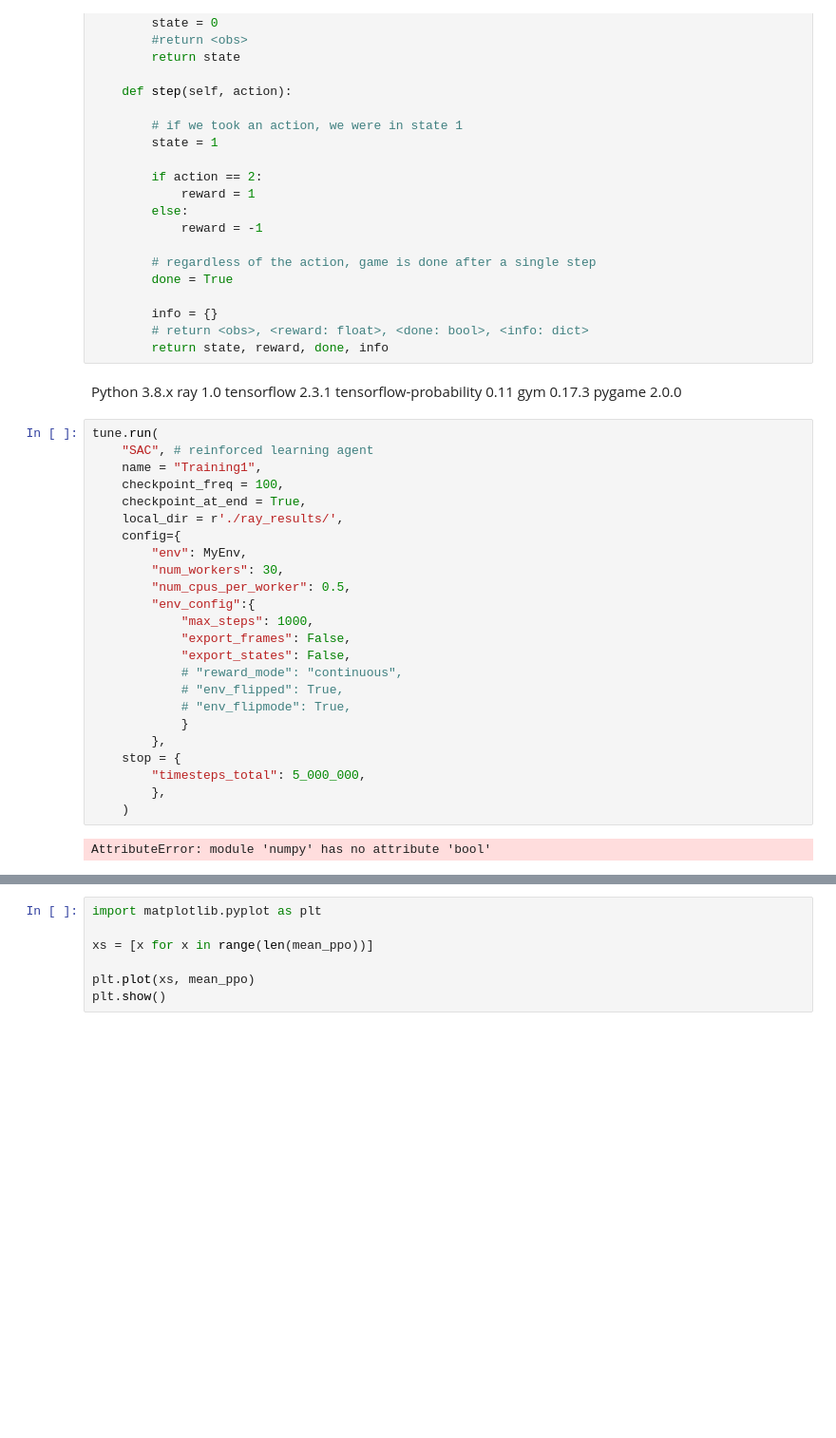
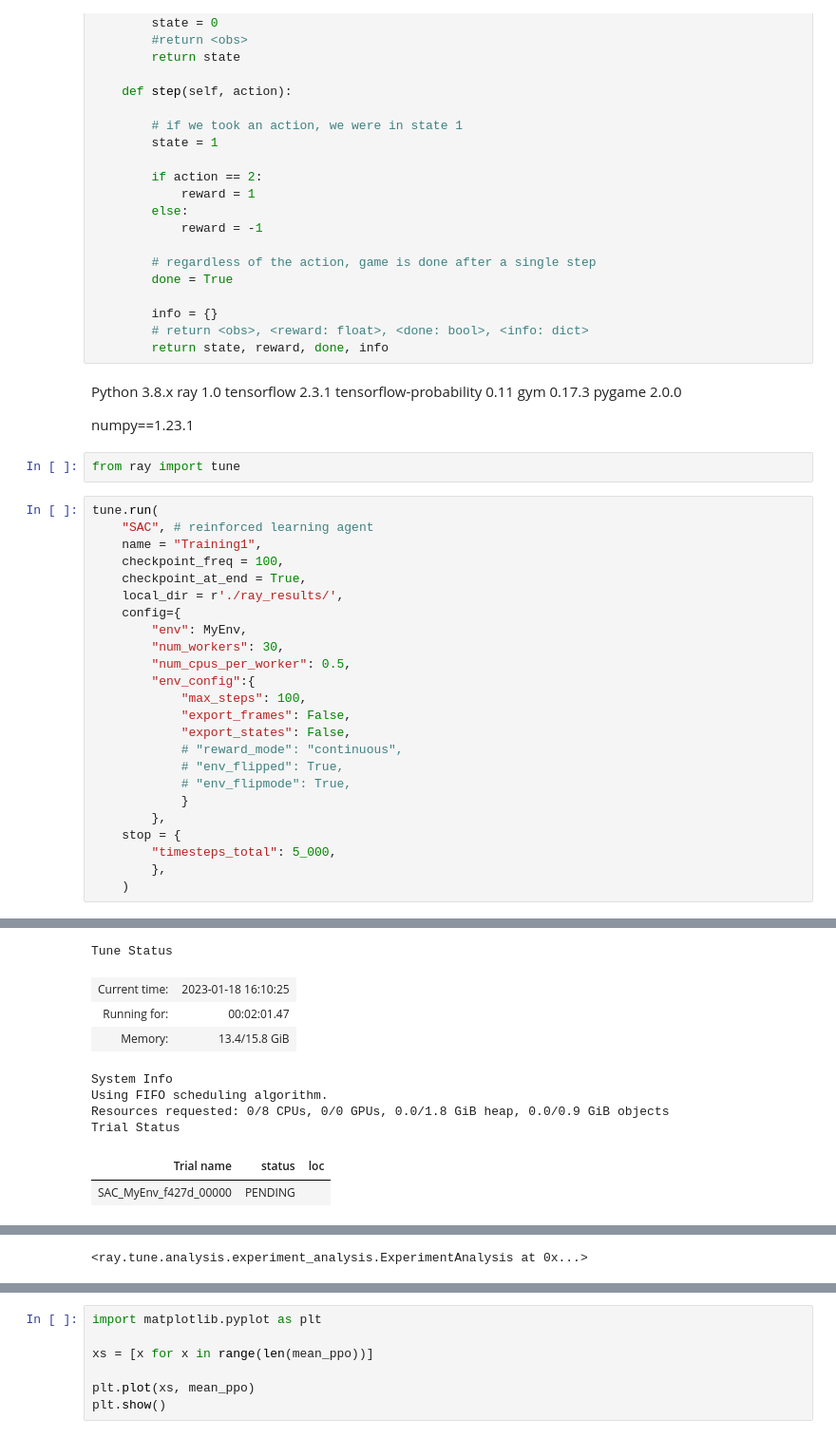
Before and after one commit to ruslanmv/How-to-create-custom-Reinforcement-Learning-environment, a Jupyter notebook: custom_game/gym-basic/2-RL-Enviroment.ipynb, the cells around one changed output, grey strips where cells are left out. Shown at 95% size. Cells and saved outputs as stored; diff of their text form; blank space fills up the shorter version.

```diff
--- a/custom_game/gym-basic/2-RL-Enviroment.ipynb
+++ b/custom_game/gym-basic/2-RL-Enviroment.ipynb
@@ -41,36 +41,39 @@ class MyEnv(gym.Env):
         info = {}
         # return <obs>, <reward: float>, <done: bool>, <info: dict>
         return state, reward, done, info
-# %% [markdown]
-Python 3.8.x
-ray 1.0
-tensorflow 2.3.1
-tensorflow-probability 0.11
-gym 0.17.3
-pygame 2.0.0
-# %%
-tune.run(
-    "SAC", # reinforced learning agent
-    name = "Training1",
-    checkpoint_freq = 100,
-    checkpoint_at_end = True,
-    local_dir = r'./ray_results/',
-    config={
-        "env": MyEnv,
-        "num_workers": 30,
-        "num_cpus_per_worker": 0.5,
-        "env_config":{
-            "max_steps": 1000,
-            "export_frames": False,
-            "export_states": False,
-            # "reward_mode": "continuous",
-            # "env_flipped": True,
-            # "env_flipmode": True,
-            }
-        },
-    stop = {
-        "timesteps_total": 5_000_000,
-        },
-    )
-# %% [output]
-AttributeError: module 'numpy' has no attribute 'bool'
+# %% [markdown]
+Python 3.8.x
+ray 1.0
+tensorflow 2.3.1
+tensorflow-probability 0.11
+gym 0.17.3
+pygame 2.0.0
+
+numpy==1.23.1
+# %%
+from ray import tune
+# %%
+tune.run(
+    "SAC", # reinforced learning agent
+    name = "Training1",
+    checkpoint_freq = 100,
+    checkpoint_at_end = True,
+    local_dir = r'./ray_results/',
+    config={
+        "env": MyEnv,
+        "num_workers": 30,
+        "num_cpus_per_worker": 0.5,
+        "env_config":{
+            "max_steps": 100,
+            "export_frames": False,
+            "export_states": False,
+            # "reward_mode": "continuous",
+            # "env_flipped": True,
+            # "env_flipmode": True,
+            }
+        },
+    stop = {
+        "timesteps_total": 5_000,
+        },
+    )
+# %% [output]
@@ -76,0 +81,10 @@ AttributeError: module 'numpy' has no attribute 'bool'
+Tune Status
+| Current time: | 2023-01-18 16:10:25 |
+| Running for: | 00:02:01.47 |
+| Memory: | 13.4/15.8 GiB |
+System Info
+Using FIFO scheduling algorithm.
+Resources requested: 0/8 CPUs, 0/0 GPUs, 0.0/1.8 GiB heap, 0.0/0.9 GiB objects
+Trial Status
+| Trial name | status | loc |
+| SAC_MyEnv_f427d_00000 | PENDING |  |
@@ -77,3 +98,4 @@ AttributeError: module 'numpy' has no attribute 'bool'
+<ray.tune.analysis.experiment_analysis.ExperimentAnalysis at 0x...>
 # %%
 ray.init()
 #algo = ppo.PPO(env=MyEnv, config={"env_config": {},  # config to pass to env class
```
Also changed, not shown: parts of 90 cells of this notebook, 12 other files.
